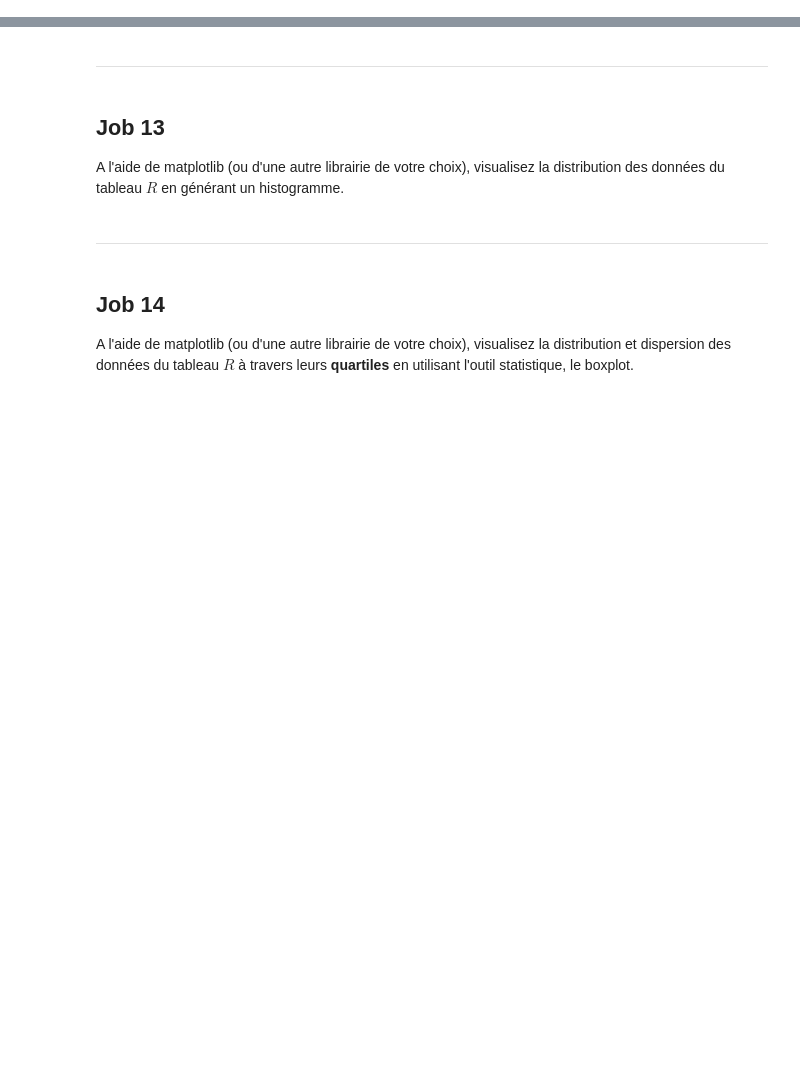
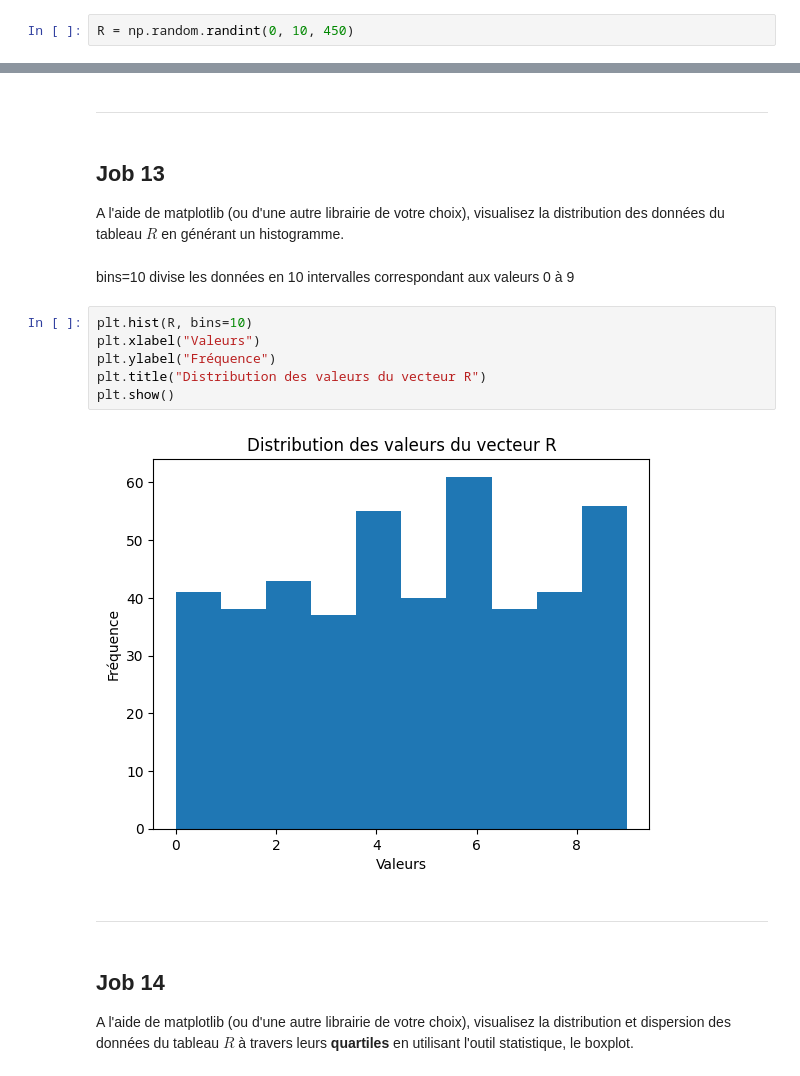
Before and after one commit to ines-lorquet/philomathia, a Jupyter notebook: Philomathia.ipynb, the cells around one changed output, grey strips where cells are left out. Drawn from its saved outputs; the diff is of its cells as text; blank space fills up the shorter version.

```diff
--- a/Philomathia.ipynb
+++ b/Philomathia.ipynb
@@ -607,0 +643,2 @@ A l'aide de `numpy` et de ses différentes fonctions :
+# %%
+R = np.random.randint(0, 10, 450)
@@ -610,6 +672,16 @@ A l'aide de `numpy` et de ses différentes fonctions :
 # %% [markdown]
 ## **Job 13**
 A l'aide de matplotlib (ou d'une autre librairie de votre choix), visualisez la distribution des données du tableau $R$ en générant un histogramme.
+# %% [markdown]
+bins=10 divise les données en 10 intervalles correspondant aux valeurs 0 à 9
+# %%
+plt.hist(R, bins=10)
+plt.xlabel("Valeurs")
+plt.ylabel("Fréquence")
+plt.title("Distribution des valeurs du vecteur R")
+plt.show()
+# %% [output]
+[figure, added]
 # %% [markdown]
 ---------------------------------------------------------
 # %% [markdown]
```
Also changed, not shown: parts of 34 cells of this notebook.
